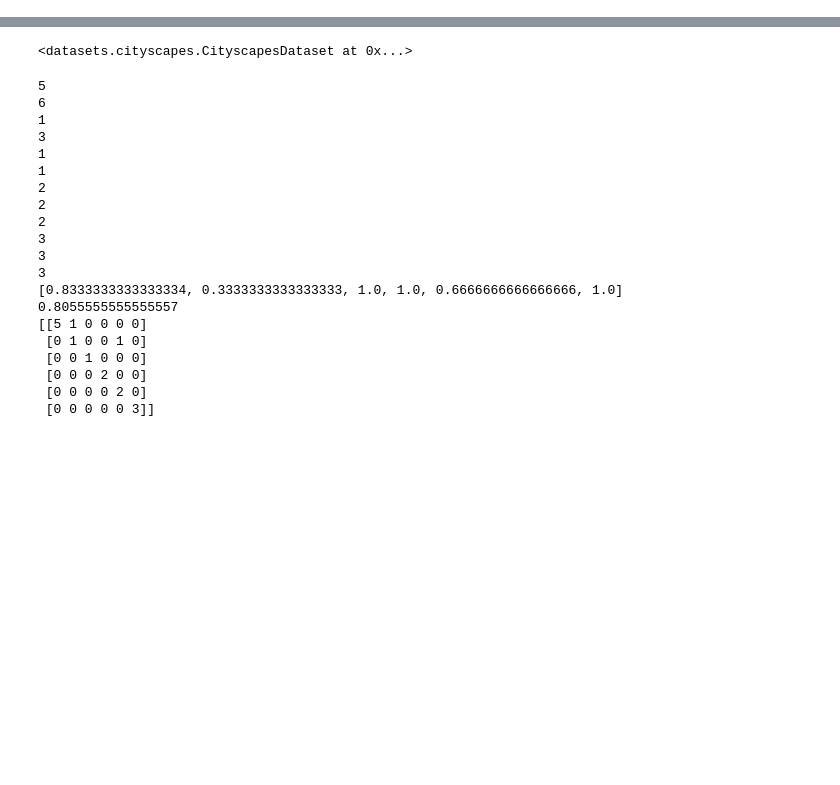
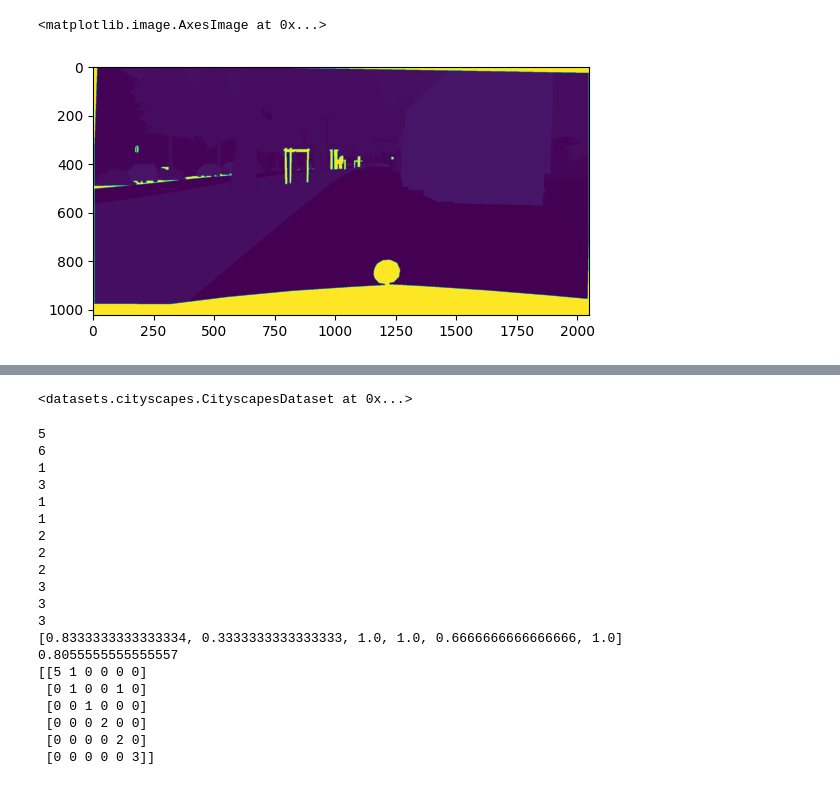
Before and after one commit to bhyun-kim/torch-semantic-seg, a Jupyter notebook: notebooks/debuging_note.ipynb, the cells around one changed output, grey strips where cells are left out. Drawn from its saved outputs; the diff is of its cells as text; code cells hidden in the pictures; blank space fills up the shorter version.

```diff
--- a/notebooks/debuging_note.ipynb
+++ b/notebooks/debuging_note.ipynb
@@ -0,0 +24,5 @@
+# %%
+plt.imshow(seg)
+# %% [output]
+<matplotlib.image.AxesImage at 0x...>
+[figure, added]
```
Also changed, not shown: parts of 7 cells of this notebook, 33 other files.
